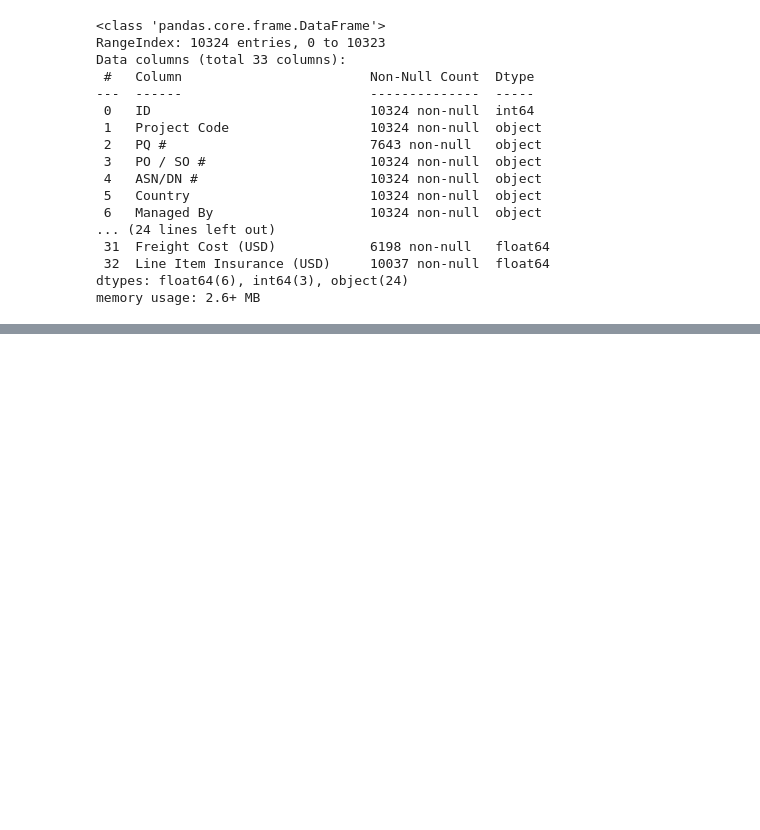
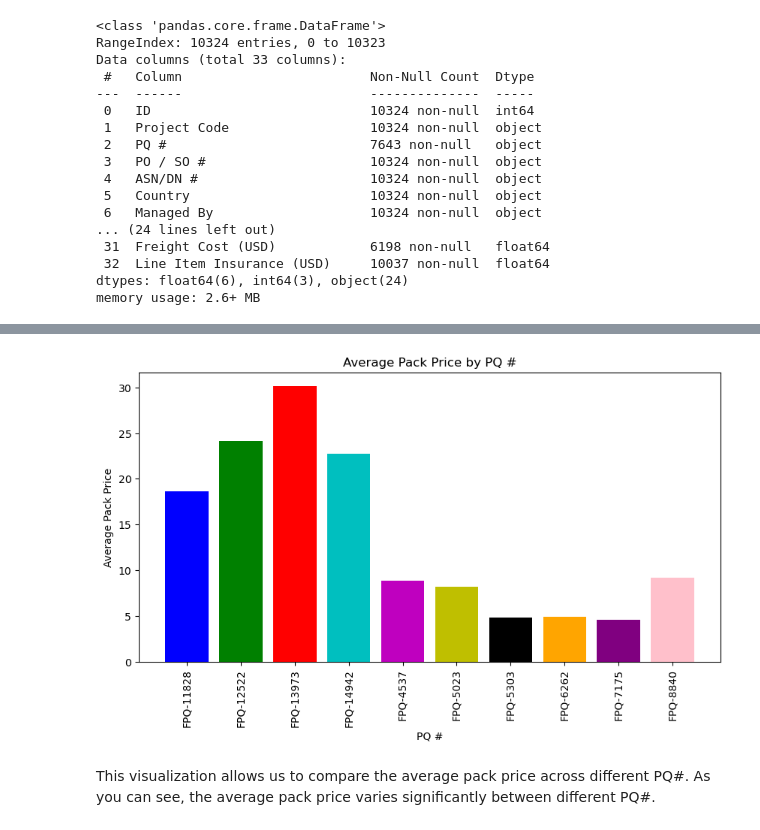
Before and after one commit to Deepak10010/Supply-Chain-Management-Systems, a Jupyter notebook: SCMS.ipynb, the cells around one changed output, grey strips where cells are left out. Cells and saved outputs as stored; diff of their text form; code cells hidden in the pictures; blank space fills up the shorter version.

```diff
--- a/SCMS.ipynb
+++ b/SCMS.ipynb
@@ -38,0 +82,18 @@ memory usage: 2.6+ MB
+# %%
+# Select top 10 PQ# by number of shipments for clearer visualization
+top_pq = df['PQ #'].value_counts().index[:10]
+df_top_pq = df[df['PQ #'].isin(top_pq)]
+
+average_pack_price_pq = df_top_pq.groupby('PQ #')['Pack Price'].mean()
+
+plt.figure(figsize=(10,5))
+plt.bar(average_pack_price_pq.index, average_pack_price_pq.values, color=colors)
+plt.xlabel('PQ #')
+plt.ylabel('Average Pack Price')
+plt.title('Average Pack Price by PQ #')
+plt.xticks(rotation=90)
+plt.show()
+# %% [output]
+[figure, added]
+# %% [markdown]
+This visualization allows us to compare the average pack price across different PQ#. As you can see, the average pack price varies significantly between different PQ#.
```
Also changed, not shown: parts of 4 cells of this notebook.
